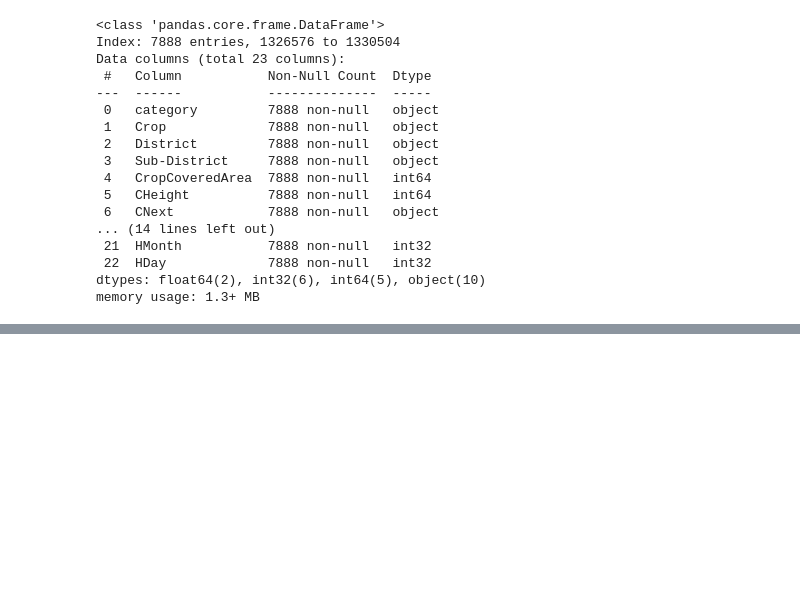
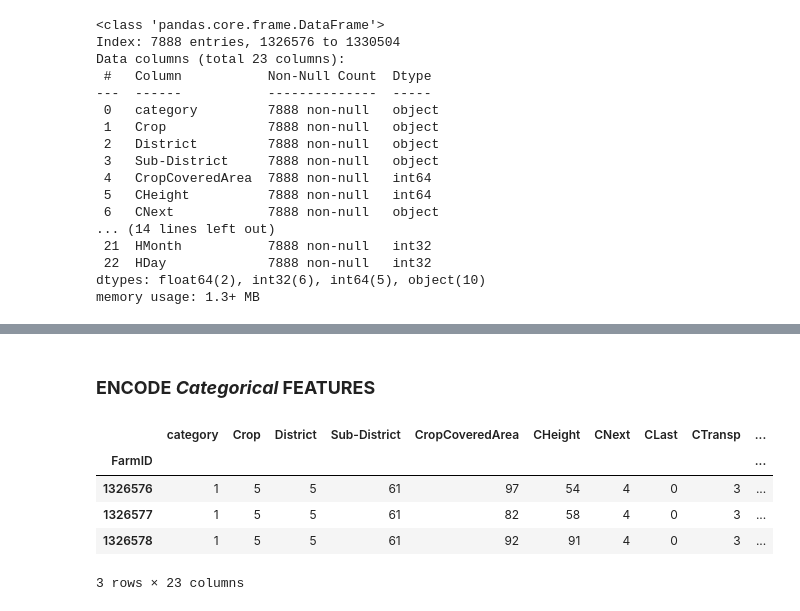
Before and after one commit to AduragbemiOyinlola/TCHC, a Jupyter notebook: crop_health.ipynb, the cells around one changed output, grey strips where cells are left out. Drawn from its saved outputs; the diff is of its cells as text; code cells hidden in the pictures; blank space fills up the shorter version.

```diff
--- a/crop_health.ipynb
+++ b/crop_health.ipynb
@@ -247,0 +252,7 @@ memory usage: 1.3+ MB
+# %%
+train_cat_cols = train.select_dtypes(include='object').columns
+
+for col in train_cat_cols:
+    train[col] = train[col].astype('category')
+
+train.info()
@@ -247,0 +277,7 @@ memory usage: 1.3+ MB
+# %%
+test_cat_cols = test.select_dtypes(include='object').columns
+
+for col in test_cat_cols:
+    test[col] = test[col].astype('category')
+
+test.info()
@@ -247,0 +302,14 @@ memory usage: 1.3+ MB
+# %% [markdown]
+### **ENCODE _Categorical_ FEATURES**
+# %%
+for col in train_cat_cols:
+    train[col] = train[col].cat.codes
+
+train.head(3)
+# %% [output]
+|  | category | Crop | District | Sub-District | CropCoveredArea | CHeight | CNext | CLast | CTransp | ... |
+| FarmID |  |  |  |  |  |  |  |  |  | ... |
+| 1326576 | 1 | 5 | 5 | 61 | 97 | 54 | 4 | 0 | 3 | ... |
+| 1326577 | 1 | 5 | 5 | 61 | 82 | 58 | 4 | 0 | 3 | ... |
+| 1326578 | 1 | 5 | 5 | 61 | 92 | 91 | 4 | 0 | 3 | ... |
+3 rows × 23 columns
```
Also changed, not shown: parts of 12 cells of this notebook.
